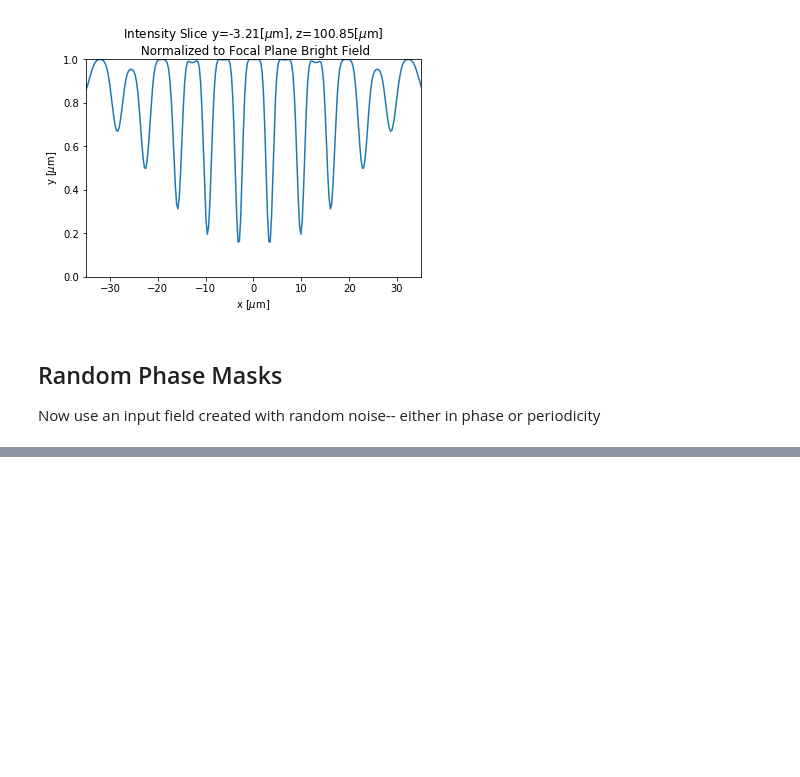
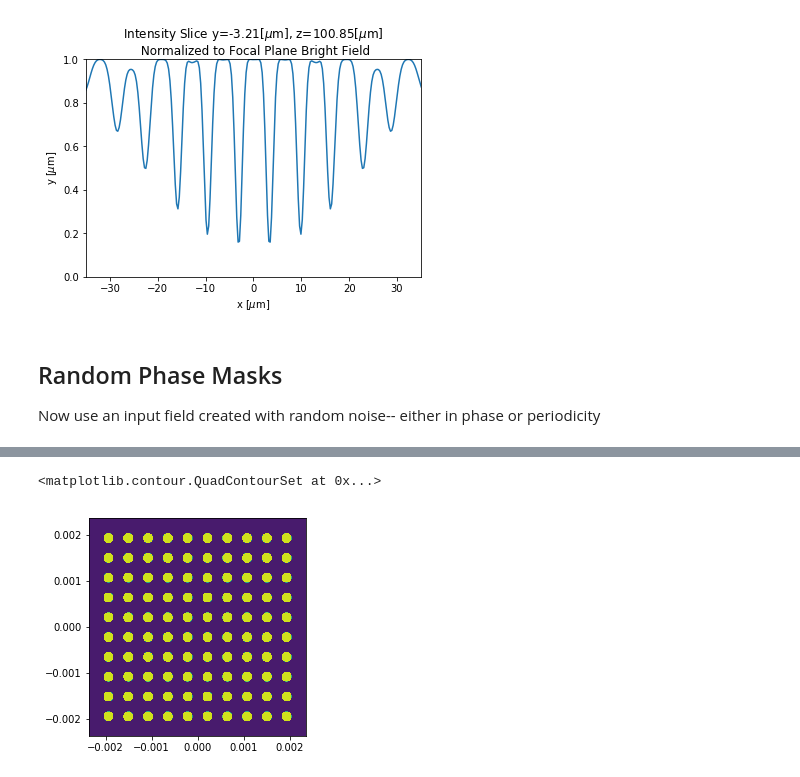
Before and after one commit to prhuft/fourier-optics, a Jupyter notebook: fft_optics.ipynb, the cells around one changed output, grey strips where cells are left out. Drawn from its saved outputs; the diff is of its cells as text; code cells hidden in the pictures; blank space fills up the shorter version.

Commit message:
spot_mask testing

```diff
--- a/fft_optics.ipynb
+++ b/fft_optics.ipynb
@@ -539,33 +527,0 @@ padding = 100 # pad the field with 100 rows/cols of zeros to increase fft res
-# %%
-## build the aperture mask:
-
-
-w = xspots*dx/2 # array half-width
-pts = 200 # the grid will be pts x pts
-xarr,midpt,xx,yy = get_meshgrid(w, pts)
-
-# the centroids of the apertures
-xpts, ypts = get_grid(dx,dy,4,4)
-
-
-plate = 0 # block the field
-aperture = 1 # transmit the field
-dimx = dimy = pts
-midx = int(dimx/2)
-midy = int(dimy/2)
-
-mask_a = full((dimx, dimy), plate)
-
-qd3 = mask_a[0:midx, 0:midy]
-
-for i in range(midy):
-    for j in range(midx):
-
-        # check if coordinate overlaps an aperture
-        for x in xpts:
-            for y in ypts:
-                if sqrt((xx[0,j]-x)**2 + (yy[i,0]-y)**2) < a:
-                    qd3[i,j] = aperture
-
-mask_a = from_quadrant3(qd3, mask_a)
-print("input mask generated")
@@ -571,0 +612,8 @@ print("input mask generated")
+# %%
+mask, x1pts = spot_mask(xnum, ynum, a, dx, dy, pts, std=None)
+# %%
+fig,ax = figax()
+ax.contourf(x1pts,x1pts,mask)
+# %% [output]
+<matplotlib.contour.QuadContourSet at 0x...>
+[figure, added]
```
Also changed, not shown: parts of 10 cells of this notebook, 2 other files.
